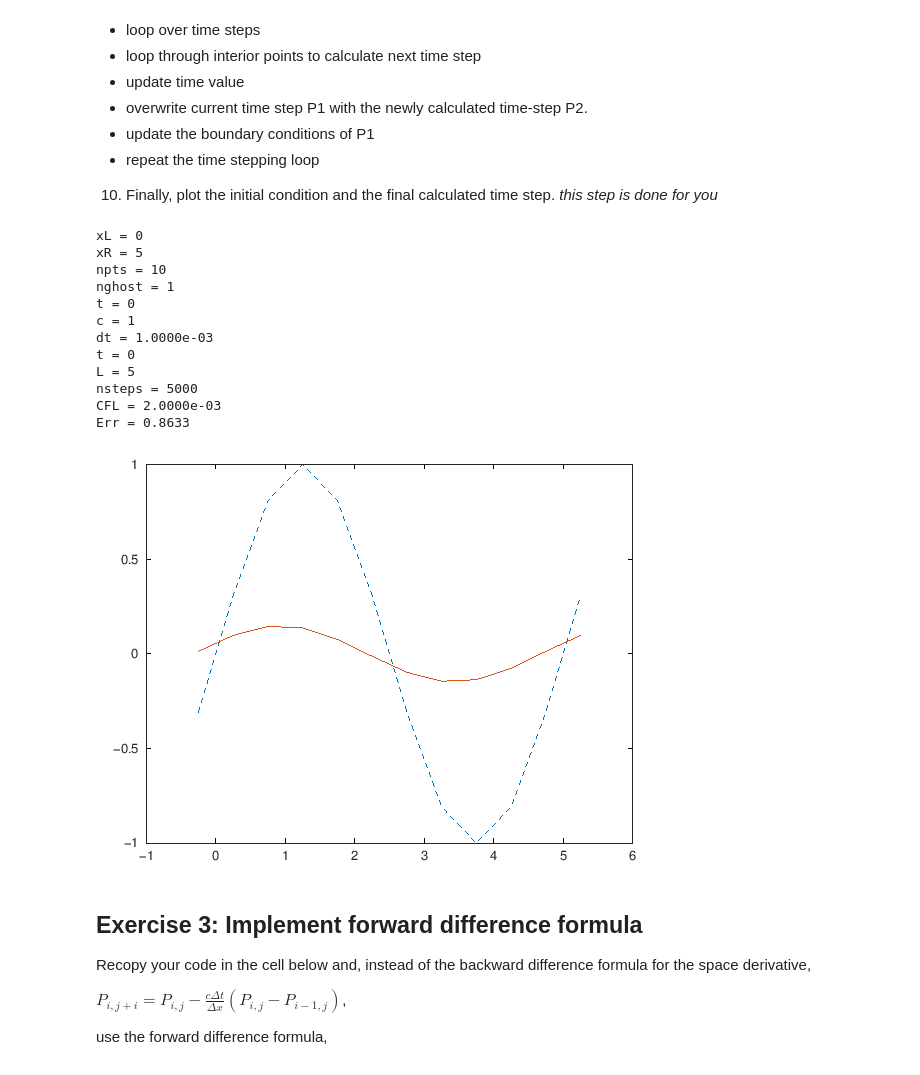
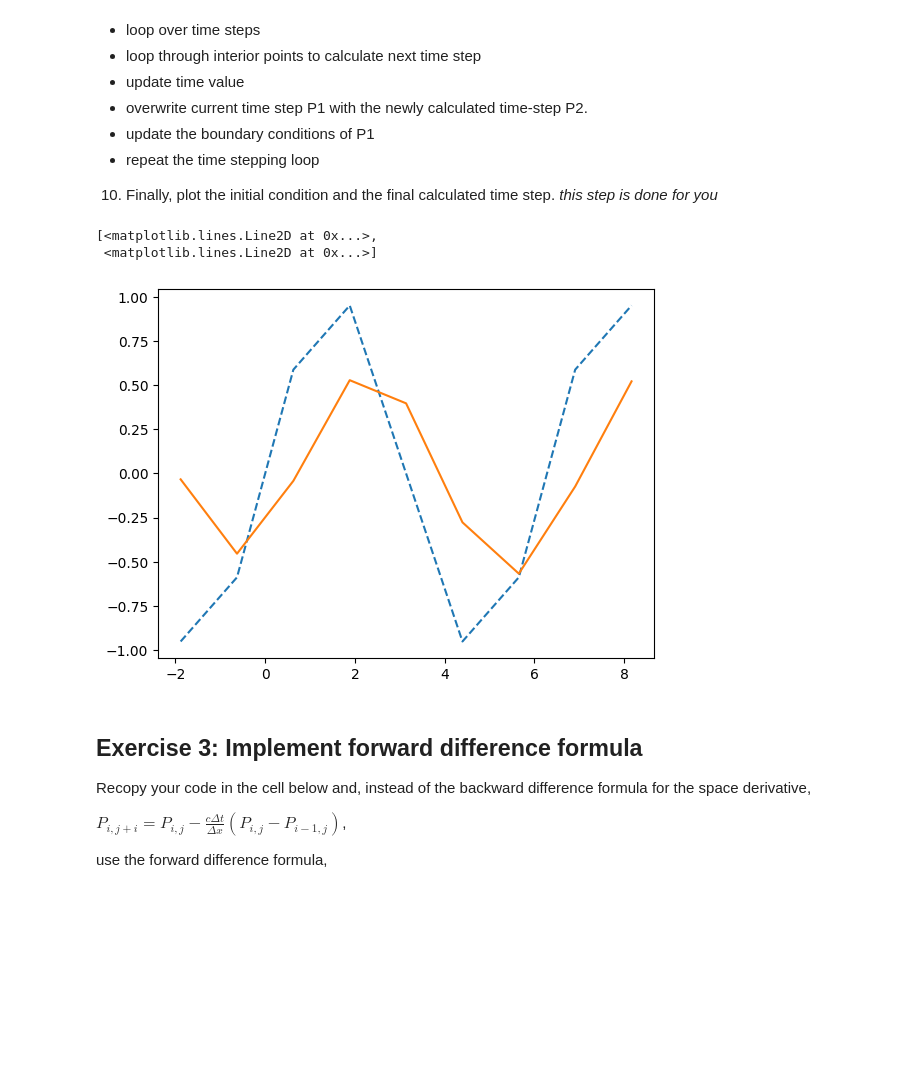
Before and after one commit to concordia-grad-computing-seminars/mech692-part2, a Jupyter notebook: Assignments/Assignment2/FirstCFD-updated-python.ipynb, the cells around one changed output. Cells and saved outputs as stored; diff of their text form; code cells hidden in the pictures; blank space fills up the shorter version.

Commit message:
Updated assignment 2 python port
* ported example codes to python
* changed indexing from starting at 1 to 0
x

```diff
--- a/Assignments/Assignment2/FirstCFD-updated-python.ipynb
+++ b/Assignments/Assignment2/FirstCFD-updated-python.ipynb
@@ -157,15 +159,14 @@ But nevermind for now. Let's implement one time-step:
 # %% [markdown]
 You only need to calculate the interior points and not the ghost points, so we will only run through the points nghost + 1 to npts+ nghost.
 # %%
-P2 = P1;   %Initialize a vector for the 2nd time-step to have the same dimensions as the one for the current time-step
-c = 1;     %Define a sound speed. We didn't define that at the beginning of the exercise
-dt = 0.01; %Pick a small time-step
-t  = 0.00; %Initialize the value of time. This is the time at P1.
+P2 = P1;   #Initialize a vector for the 2nd time-step to have the same dimensions as the one for the current time-step
+c = 1;     #Define a sound speed. We didn't define that at the beginning of the exercise
+dt = 0.01; #Pick a small time-step
+t  = 0.00; #Initialize the value of time. This is the time at P1.
 
-for i = nghost+1 : 1 : npts+nghost
-  P2(i) = P1(i) - (c * dt/dx)*(P1(i)-P1(i-1));
+for i in np.arange(0,npts-1,1):
+  P2[i] = P1[i] - (c * dt/dx)*(P1[i]-P1[i-1]);
   t = t + dt;
-end
 
-plot(xi,P1,'--',xi,P2,'-')
+plt.plot(xi,P1,'--',xi,P2,'-')
 # %% [output]
@@ -212,54 +216,42 @@ The sequence of steps we need to take is as follows:
 * repeat the time stepping loop
 10. Finally, plot the initial condition and the final calculated time step. *this step is done for you*
 # %%
-%start by defining the grid of the system
+#start by defining the grid of the system
 xL   = 0
 xR   = 5
 npts = 10
 nghost = 1
 
-%... use the grid() function ...
+#... use the grid() function ...
 
-%P0 = ...; %Calculate initial condition in a vector that will stick around later for plotting.
-%P0 = ...; %Apply boundary condition to initial condition
+#P0 = ...; %Calculate initial condition in a vector that will stick around later for plotting.
+#P0 = ...; %Apply boundary condition to initial condition
 
-P1 = P0;   %Initialize the first time step
-t = 0.00
-P2 = 0*P1;   %Initialize a vector for the 2nd time-step to have the same dimensions as the one for the current time-step
+P1 = P0     #Initialize the first time step
+P2 = 0*P1   #Initialize a vector for the 2nd time-step to have the same dimensions as the one for the current time-step
 
-c = 1      %Define a sound speed. We didn't define that at the beginning of the exercise
-dt = 0.001  %Pick a small time-step
-t  = 0.00  %Initialize the value of time. This is the time at P1.
-L  = 5     %pick the travel distance we want.
+c  = 1      #Define a sound speed. We didn't define that at the beginning of the exercise
+dt = 0.001  #Pick a small time-step
+t  = 0.00   #Initialize the value of time. This is the time at P1.
+L  = 5      #pick the travel distance we want.
 
-%nsteps = ...
-%CFL = ...
+#nsteps = ...
+#CFL = ...
 
-%complete this section to integrate over several steps..
-for i = nghost+1 : 1 : npts+nghost
-  P2(i) = P1(i) - (c * dt/dx)*(P1(i)-P1(i-1));
-end
-t = t + dt;
+#complete this section to integrate over several steps..
+for i in np.arange(0,npts-1,1):
+  P2[i] = P1[i] - (c * dt/dx)*(P1[i]-P1[i-1])
+t = t + dt
 
 
-%Don't touch this next line until exercise 5
-%Err = ...
+#Don't touch this next line until exercise 5
+#Err = ...
 
-plot(xi,P0,'--',xi,P1,'-')
+plt.plot(xi,P0,'--',xi,P1,'-')
 # %% [output]
-xL = 0
-xR = 5
-npts = 10
-nghost = 1
-t = 0
-c = 1
-dt = 1.0000e-03
-t = 0
-L = 5
-nsteps = 5000
-CFL = 2.0000e-03
-Err = 0.8633
+[<matplotlib.lines.Line2D at 0x...>,
+ <matplotlib.lines.Line2D at 0x...>]
-[figure, old version]
+[figure, new version]
 # %% [markdown]
 ## Exercise 3: Implement forward difference formula
 
```
Also changed, not shown: parts of 4 cells of this notebook.
